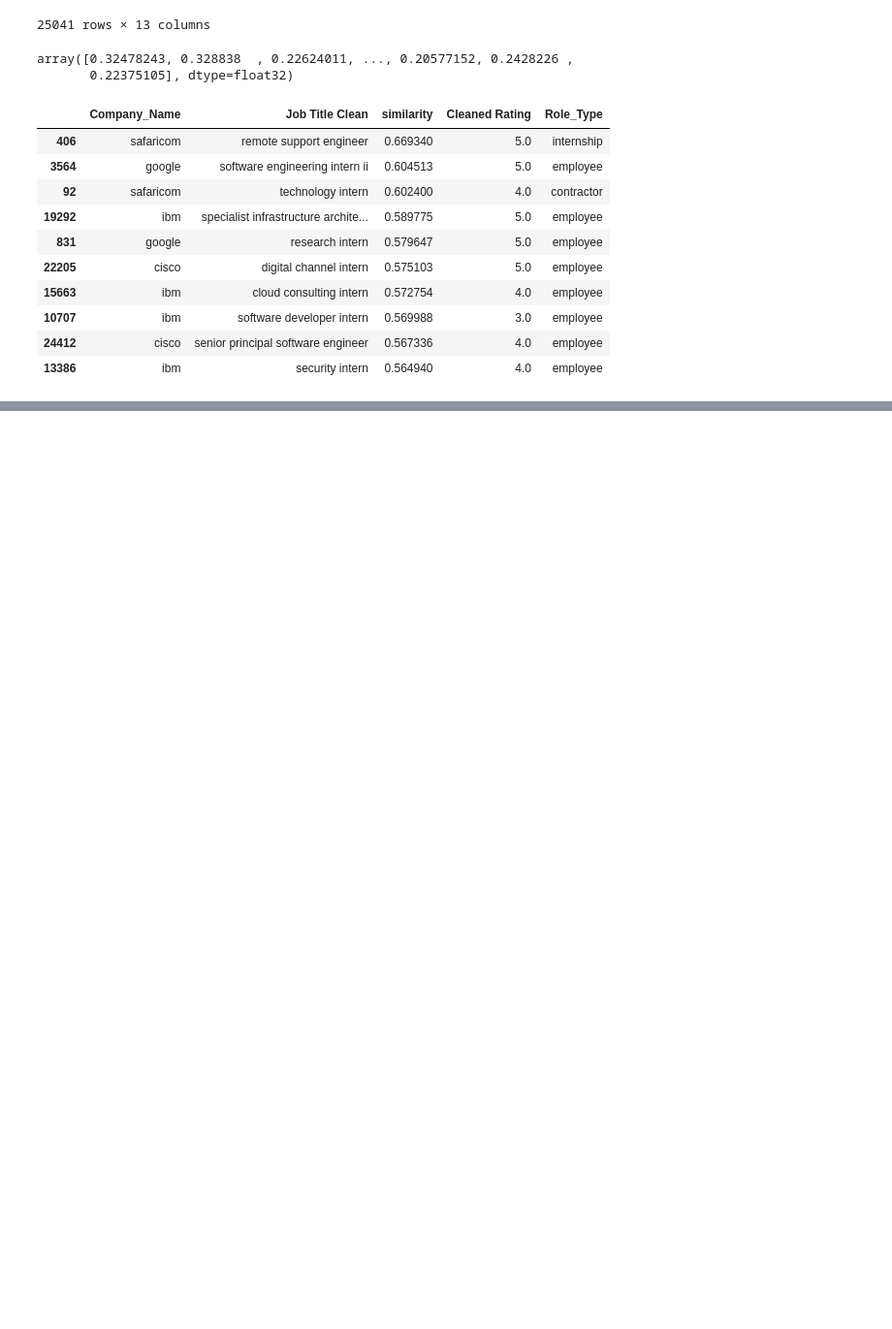
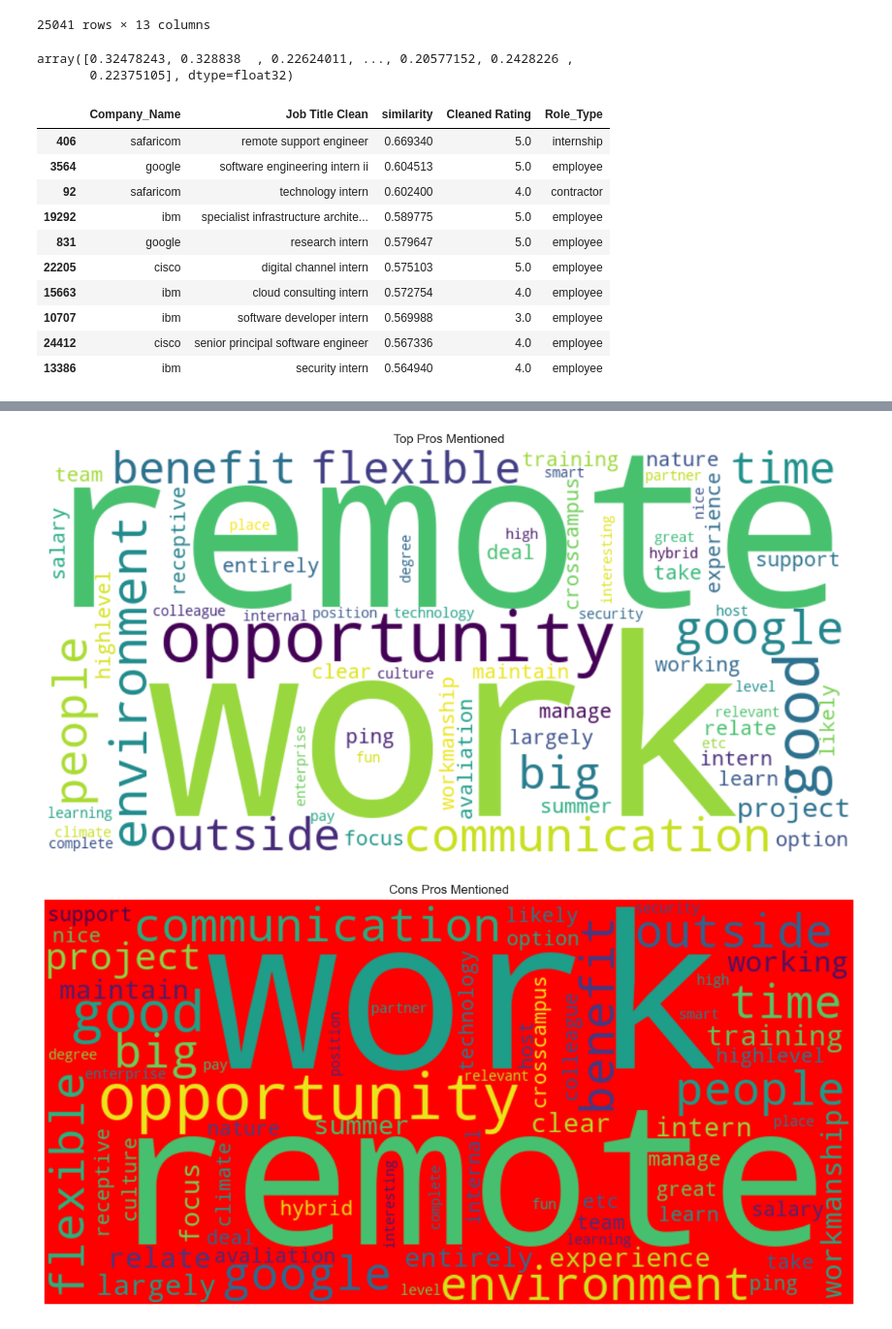
Before and after one commit to Brian342/mergeDataset, a Jupyter notebook: Reviews Project.ipynb, the cells around one changed output, grey strips where cells are left out. Shown at 97% size. Drawn from its saved outputs; the diff is of its cells as text; code cells hidden in the pictures; blank space fills up the shorter version.

```diff
--- a/Reviews Project.ipynb
+++ b/Reviews Project.ipynb
@@ -391,0 +427,24 @@ data2_cleaned['y'] = job_embeddings_2d[:, 1]
+# %%
+# word clouds for pros and cons of top matches
+from wordcloud import WordCloud
+pros_text = ' '.join(top_matches['Pros Clean'].dropna())
+cons_text = ' '.join(top_matches['Cons Clean'].dropna())
+
+# pros
+plt.figure(figsize=(18, 7))
+wordcloud = WordCloud(width=800, height=400, background_color="white").generate(pros_text)
+plt.imshow(wordcloud, interpolation="bilinear")
+plt.axis("off")
+plt.title("Top Pros Mentioned")
+plt.show()
+
+# cons
+plt.figure(figsize=(18, 7))
+wordcloud = WordCloud(width=800, height=400, background_color="red").generate(pros_text)
+plt.imshow(wordcloud, interpolation="bilinear")
+plt.axis("off")
+plt.title("Cons Pros Mentioned")
+plt.show()
+# %% [output]
+[figure, added]
+[figure, added]
```
Also changed, not shown: parts of 5 cells of this notebook.
